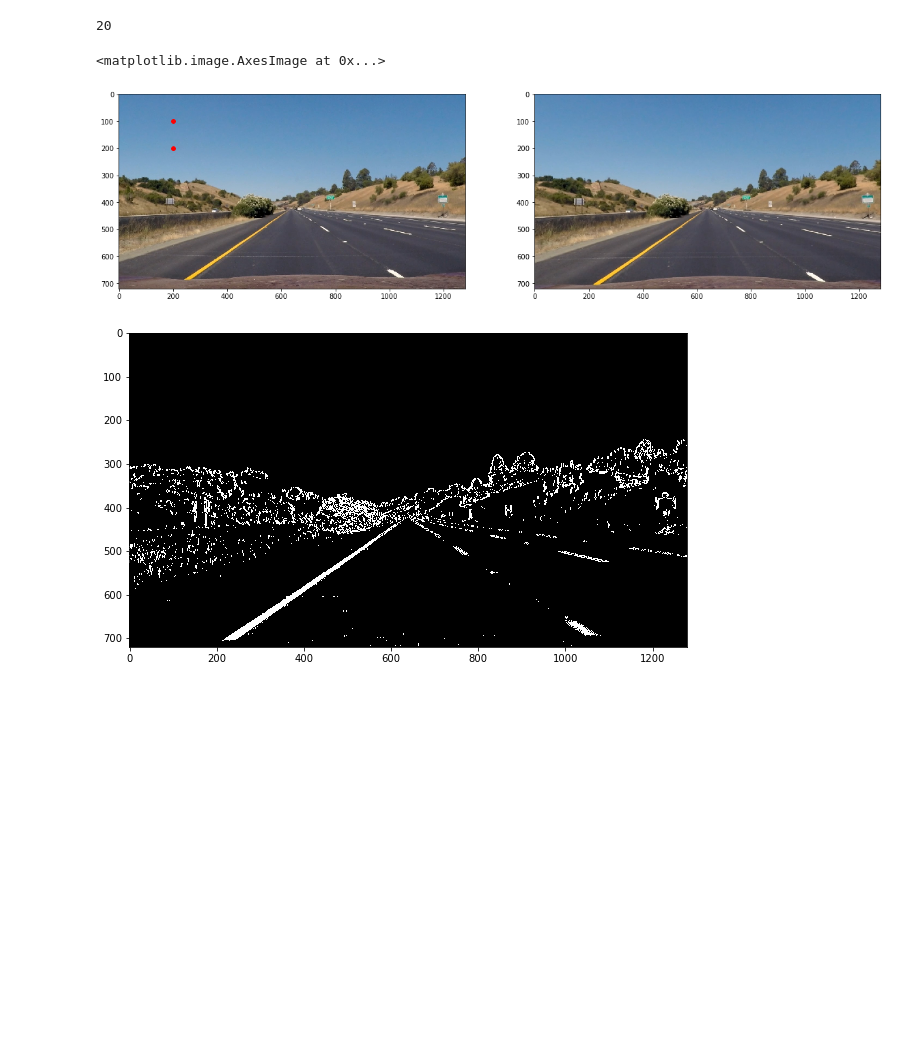
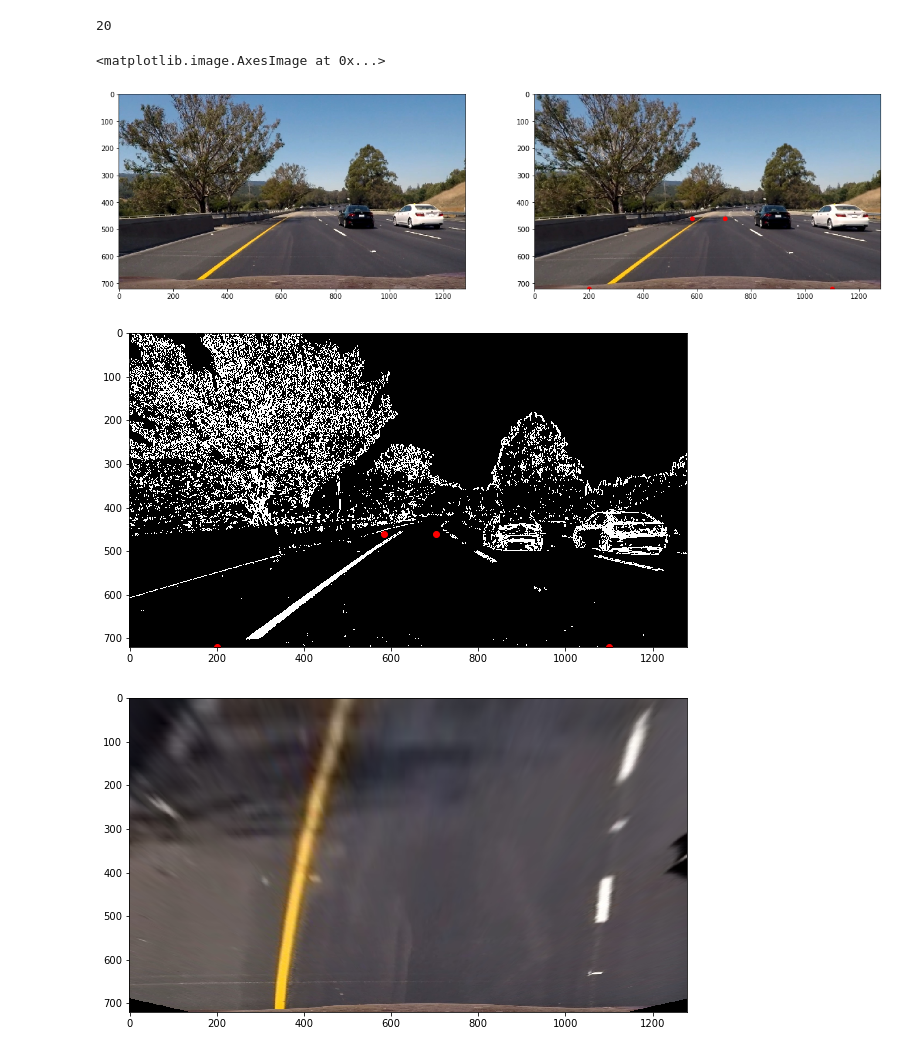
Before and after one commit to knguyen0105/CarND-Advanced-Lane-Lines, a Jupyter notebook: advanced-lane-finding.ipynb, the cells around one changed output. Saved outputs shown, nothing was run; the diff lists cells and outputs as text; code cells hidden in the pictures; blank space fills up the shorter version.

Commit message:
perspective transform

```diff
--- a/advanced-lane-finding.ipynb
+++ b/advanced-lane-finding.ipynb
@@ -60,26 +60,44 @@ objpoints, imgpoints = collect_caliberation_points()
 # %% [output]
 20
 # %%
-img = mpimg.imread('test_images/straight_lines1.jpg')
+#img = mpimg.imread('test_images/straight_lines1.jpg')
+img = mpimg.imread('test_images/test6.jpg')
 #img = cv2.imread('camera_cal/calibration1.jpg')
 img_size = img.shape[1], img.shape[0]
 
 ret, mtx, dist, rvecs, tvecs = cv2.calibrateCamera(objpoints, imgpoints, img_size, None, None)
-dst = cv2.undistort(img, mtx, dist, None, mtx)
+undistorted = cv2.undistort(img, mtx, dist, None, mtx)
 
 f, (ax1, ax2) = plt.subplots(1,2, figsize=(20,10))
+src_points_x = [200, 583, 703, 1100]
+src_points_y = [img.shape[0], 460, 460, img.shape[0]]
+#ax1.plot(src_points_x, src_points_y, 'ro')
+ax1.imshow(img)
 
-ax1.plot([200,200], [100,200], 'ro')
-ax1.imshow(img)
-ax2.imshow(dst)
+dst_points_x = [300, 300, 1000, 1000]
+dst_points_y = [img.shape[0],0, 0, img.shape[0]]
+ax2.plot(src_points_x, src_points_y, 'ro')
+ax2.imshow(undistorted)
 
-binary = pipeline(dst)
+
+binary = pipeline(undistorted)
+
 plt.figure(figsize=(10,10))
+plt.plot(src_points_x, src_points_y, 'ro')
 plt.imshow(binary, cmap='gray')
 
+src = np.float32(list(zip(src_points_x, src_points_y)))
+dst = np.float32(list(zip(dst_points_x, dst_points_y)))
+M = cv2.getPerspectiveTransform(src, dst)
+warped = cv2.warpPerspective(undistorted, M, img_size, flags=cv2.INTER_LINEAR)
+plt.figure(figsize=(10,10))
+plt.imshow(warped)
 
-four_points_x = []
+warped_binary = cv2.warpPerspective(binary, M, img_size, flags=cv2.INTER_LINEAR)
+plt.figure(figsize=(10,10))
+plt.imshow(warped_binary, cmap='gray')
 # %% [output]
 <matplotlib.image.AxesImage at 0x...>
-[figure, old version]
+[figure, new version]
-[figure, old version]
+[figure, new version]
+[figure, added]
```
Also changed, not shown: parts of 1 cell of this notebook.
